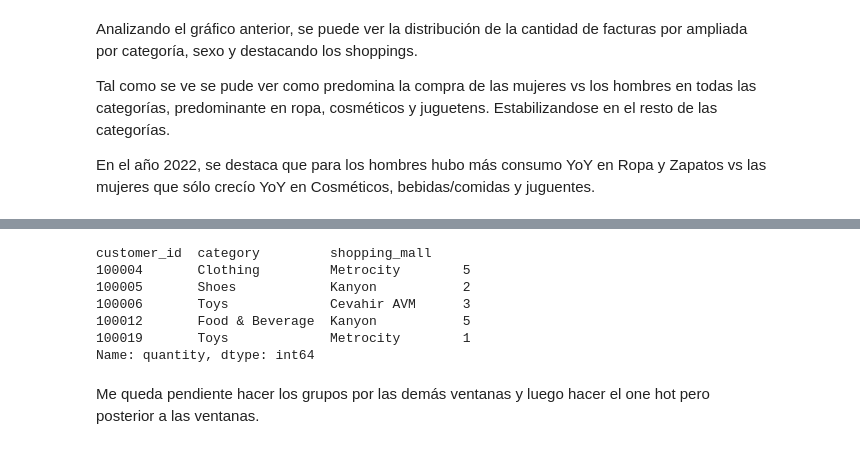
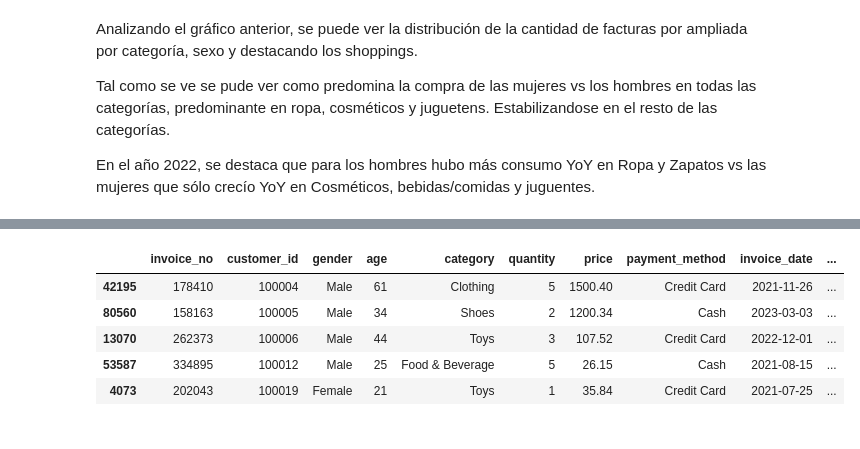
Before and after one commit to aurocca/coderhouse-2025-ds1, a Jupyter notebook: ProyectoDSParte1_Rocca.ipynb, the cells around one changed output, grey strips where cells are left out. Cells and saved outputs as stored; diff of their text form; code cells hidden in the pictures.

```diff
--- a/ProyectoDSParte1_Rocca.ipynb
+++ b/ProyectoDSParte1_Rocca.ipynb
@@ -227,8 +239,0 @@ Comienzo aplicando **One Hot Encoding** para las variables categóricas.
-# %%
-#Primero procedo a sacarle las columnas innecesarias como ser el número de factura
-df.drop(columns=["invoice_no"],inplace=True)
-
-#Luego acomodo el id de cliente ya que es una categórica y la paso a INT
-df['customer_id'] = df['customer_id'].replace('C','',regex=True).astype('Int64')
-
-df.head()
@@ -267,14 +252,20 @@ print(fecha_control)
+# %%
+#Primero procedo a ordenar el DF por cliente y fecha de compra.
+df = df.sort_values(['customer_id','invoice_date'])
+df.head()
+# %% [output]
+|  | invoice_no | customer_id | gender | age | category | quantity | price | payment_method | invoice_date | ... |
+| 42195 | 178410 | 100004 | Male | 61 | Clothing | 5 | 1500.40 | Credit Card | 2021-11-26 | ... |
+| 80560 | 158163 | 100005 | Male | 34 | Shoes | 2 | 1200.34 | Cash | 2023-03-03 | ... |
+| 13070 | 262373 | 100006 | Male | 44 | Toys | 3 | 107.52 | Credit Card | 2022-12-01 | ... |
+| 53587 | 334895 | 100012 | Male | 25 | Food & Beverage | 5 | 26.15 | Cash | 2021-08-15 | ... |
+| 4073 | 202043 | 100019 | Female | 21 | Toys | 1 | 35.84 | Credit Card | 2021-07-25 | ... |
 # %%
-#Armo las ventanas de tiempo
-df_new = df.where(df['invoice_date'] >= fecha_control.strftime('%d/%m/%Y')).groupby(['customer_id','category','shopping_mall'])['quantity'].sum()
-df_new.head()
+# Armo ventanas hasta 180 días como suficiente para analizar en primera instancia como es la relación entre las compras de un cliente a lo largo de los últimos 180 días
+ventanas = [7, 15, 30, 60, 90, 180]
+
+for v in ventanas:
+    inicio = fecha_control - pd.Timedelta(days=v)
+    df[f'compras_ult_{v}d'] = df.groupby('customer_id')['invoice_date'].transform(
+        lambda x: ((x >= inicio) & (x <= fecha_control)).any()
+    ).astype(int)
-# %% [output]
-customer_id  category         shopping_mall
-100004       Clothing         Metrocity        5
-100005       Shoes            Kanyon           2
-100006       Toys             Cevahir AVM      3
-100012       Food & Beverage  Kanyon           5
-100019       Toys             Metrocity        1
-Name: quantity, dtype: int64
-# %% [markdown]
-Me queda pendiente hacer los grupos por las demás ventanas y luego hacer el one hot pero posterior a las ventanas.
```
Also changed, not shown: parts of 19 cells of this notebook.
